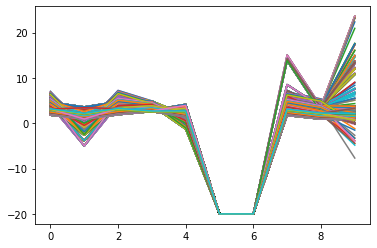
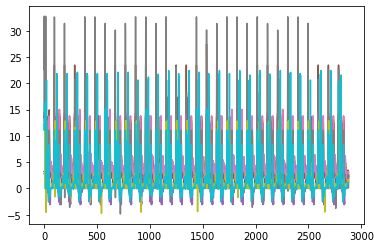
The change to this notebook cell's code, shown as a diff; its figure went from the first image to the second:
--- before
+++ after
@@ -13,5 +13,6 @@
 
 # plot the first 100 aggreate loads
-plt.plot(aggregate_loads)
+for ag_load in aggregate_loads:
+    plt.plot(ag_load)
 plt.show()
 

Commit: fixes plotting of aggreate loads